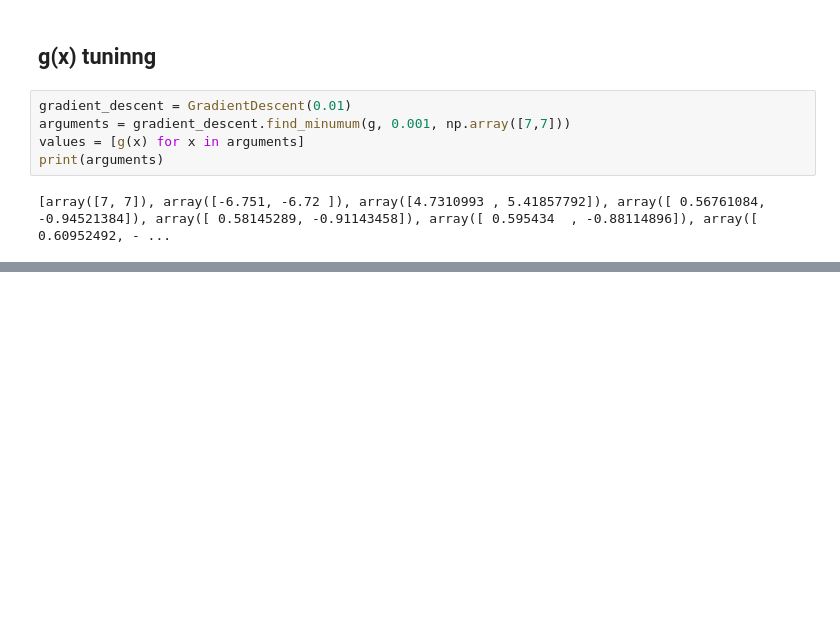
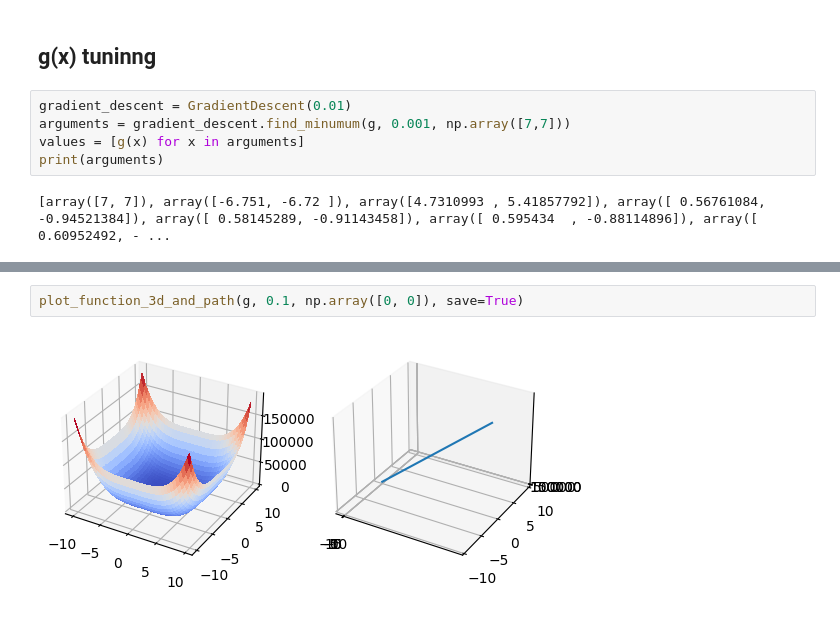
Before and after one commit to wz7475/gradient-descent, a Jupyter notebook: lab1.ipynb, the cells around one changed output, grey strips where cells are left out. Drawn from its saved outputs; the diff is of its cells as text; blank space fills up the shorter version.

```diff
--- a/lab1.ipynb
+++ b/lab1.ipynb
@@ -322,0 +334,4 @@ ax2.set_zticks([50000 * x for x in range(4)])
+# %%
+plot_function_3d_and_path(g, 0.1, np.array([0, 0]), save=True)
+# %% [output]
+[figure, added]
```
Also changed, not shown: parts of 9 cells of this notebook.
